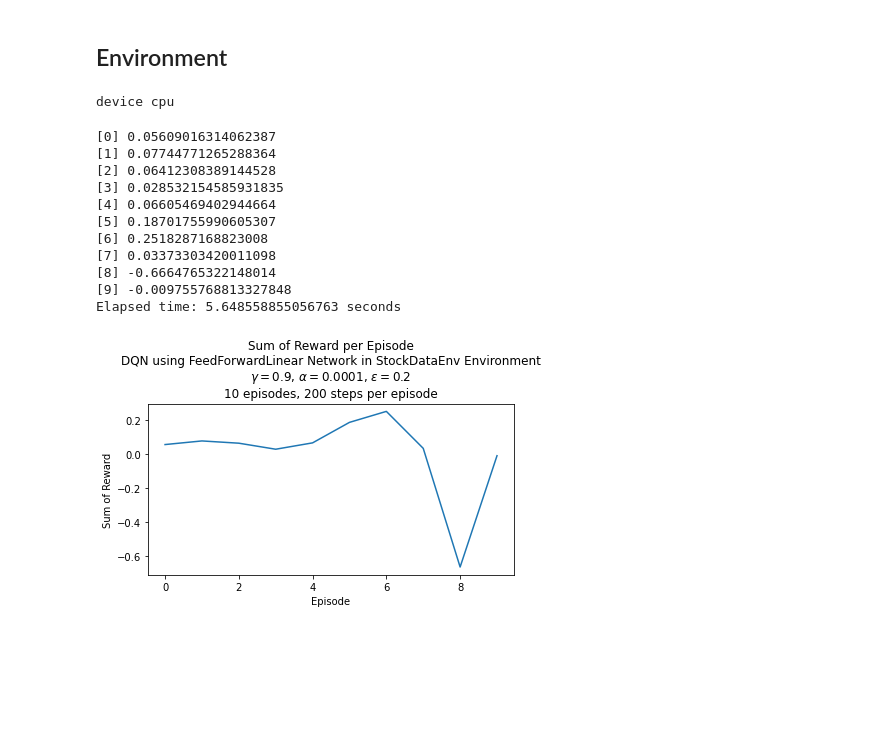
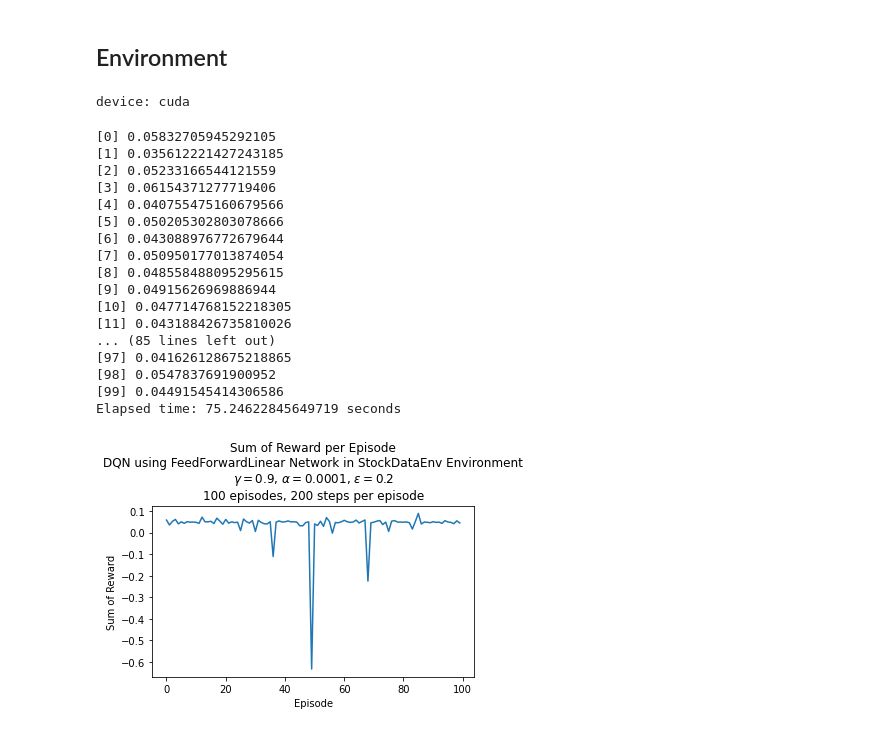
Before and after one commit to zanderman/smart-stock-rl, a Jupyter notebook: jupyter/experiments_dqn.ipynb, the cells around one changed output. Drawn from its saved outputs; the diff is of its cells as text; code cells hidden in the pictures; blank space fills up the shorter version.

```diff
--- a/jupyter/experiments_dqn.ipynb
+++ b/jupyter/experiments_dqn.ipynb
@@ -7,6 +7,7 @@ import sys
 # Otherwise, use locally.
 try:
     import google.colab
+    IN_COLAB = True
     print('IN COLAB')
 
     # Clone or update repo.
@@ -27,6 +28,7 @@ try:
     dataset_root = '~/dataset'
 
 except:
+    IN_COLAB = False
     dataset_root = '~/Desktop'
     print('NOT IN COLAB')
 
@@ -50,11 +68,22 @@ import torch
 # %%
 # Request user for Kaggle login if JSON file does not exist.
 if not os.path.exists(os.path.expanduser("~/.kaggle/kaggle.json")) and os.environ.get("KAGGLE_USERNAME",None) is None and os.environ.get("KAGGLE_USERNAME",None) is None:
+    import json
     import getpass
-    username = getpass.getpass(prompt="Kaggle Username: ")
-    api_key = getpass.getpass(prompt="Kaggle API KEY: ")
-    os.environ["KAGGLE_USERNAME"] = username
-    os.environ["KAGGLE_KEY"] = api_key
+    entry = getpass.getpass(prompt="Kaggle Username or JSON blob: ")
+    try:
+        blob = json.loads(entry)
+        os.environ["KAGGLE_USERNAME"] = blob['username']
+        os.environ["KAGGLE_KEY"] = blob['key']
+    except:
+        api_key = getpass.getpass(prompt="Kaggle API KEY: ")
+        os.environ["KAGGLE_USERNAME"] = entry
+        os.environ["KAGGLE_KEY"] = api_key
+
+    # In Google Colab preserve the login auth across environment restarts.
+    if IN_COLAB:
+        with open(os.path.expanduser("~/.kaggle/kaggle.json"), 'w') as f:
+            json.dump({'username':os.environ["KAGGLE_USERNAME"], 'key':os.environ["KAGGLE_KEY"]}, f)
 # %%
 # Prepare dataset.
 stocks = ['aapl', 'nvda', 'dis', 'ko', 'pg']
@@ -177,7 +206,7 @@ render_mode = 'csv'
 
 # Set PyTorch device.
 device = torch.device('cuda' if torch.cuda.is_available() else 'cpu')
-print('device', device)
+print(f'device: {device}')
 
 # Setup DQN policy.
 n_actions = len(np.arange(env.action_space.low, env.action_space.high+1))
@@ -210,42 +239,48 @@ agent = ss.algorithms.deepq.dqn.DQN(
     criterion
 )
 # %% [output]
-device cpu
+device: cuda
 # %%
-max_episodes = 10 # 1000 # Upper-limit on number of possible episodes.
+max_episodes = 100 # 1000 # Upper-limit on number of possible episodes.
 max_steps = 200
 render = False
 render_mode = 'csv'
 
 # Train the agent
 with timecontextprint():
     rewards, found_soln = train_DQN(
         agent,
         max_episodes,
         max_steps,
         target_update_freq,
         render,
         render_mode,
     )
 
 # Plot the rewards.
 plt.figure()
 plt.plot(rewards)
 plt.title(f"Sum of Reward per Episode\nDQN using FeedForwardLinear Network in {env_name} Environment\n$\gamma={gamma}$, $\\alpha={alpha}$, $\epsilon={epsilon}$\n{max_episodes} episodes, {max_steps} steps per episode")
 plt.xlabel('Episode')
 plt.ylabel('Sum of Reward')
 plt.tight_layout()
 plt.show()
 # %% [output]
-[0] 0.05609016314062387
-[1] 0.07744771265288364
-[2] 0.06412308389144528
-[3] 0.028532154585931835
-[4] 0.06605469402944664
-[5] 0.18701755990605307
-[6] 0.2518287168823008
-[7] 0.03373303420011098
-[8] -0.6664765322148014
-[9] -0.009755768813327848
-Elapsed time: 5.648558855056763 seconds
+[0] 0.05832705945292105
+[1] 0.035612221427243185
+[2] 0.05233166544121559
+[3] 0.06154371277719406
+[4] 0.040755475160679566
+[5] 0.050205302803078666
+[6] 0.043088976772679644
+[7] 0.050950177013874054
+[8] 0.048558488095295615
+[9] 0.04915626969886944
+[10] 0.047714768152218305
+[11] 0.043188426735810026
+... (85 lines left out)
+[97] 0.041626128675218865
+[98] 0.0547837691900952
+[99] 0.04491545414306586
+Elapsed time: 75.24622845649719 seconds
-[figure, old version]
+[figure, new version]
```
Also changed, not shown: parts of 1 cell of this notebook.
